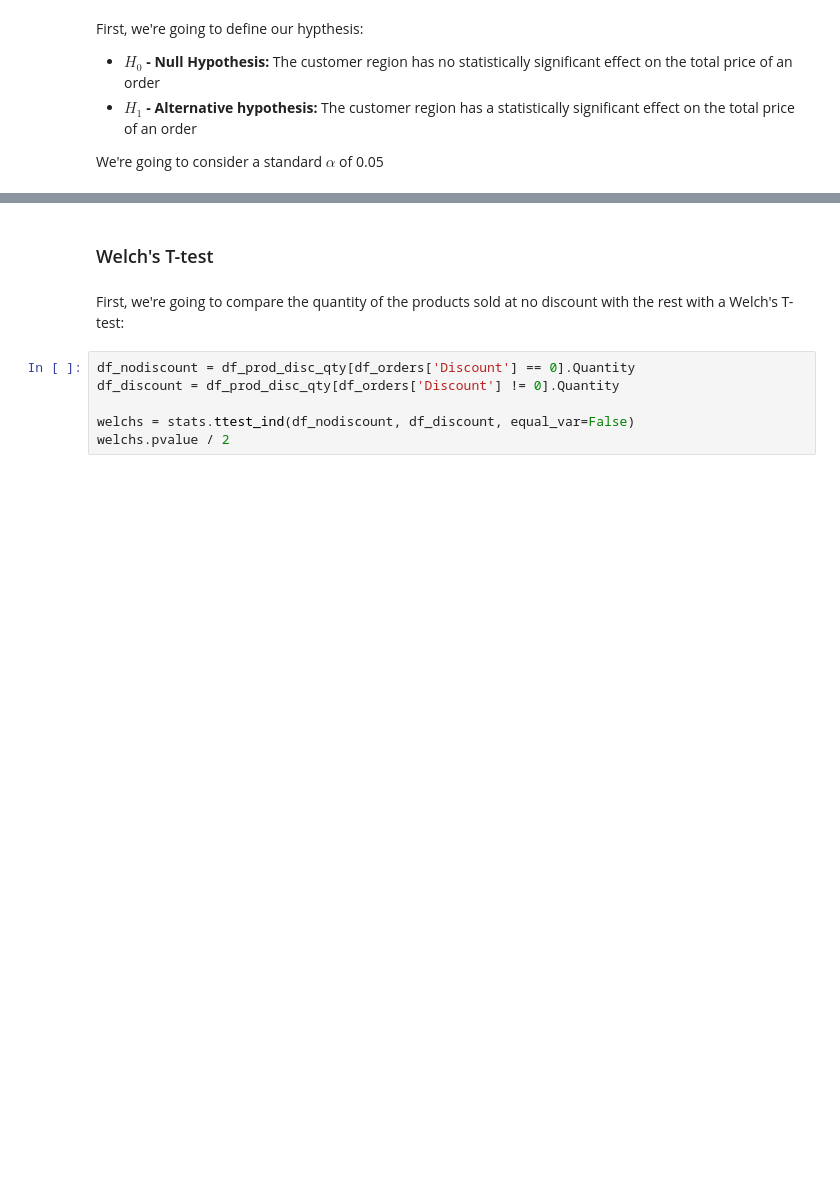
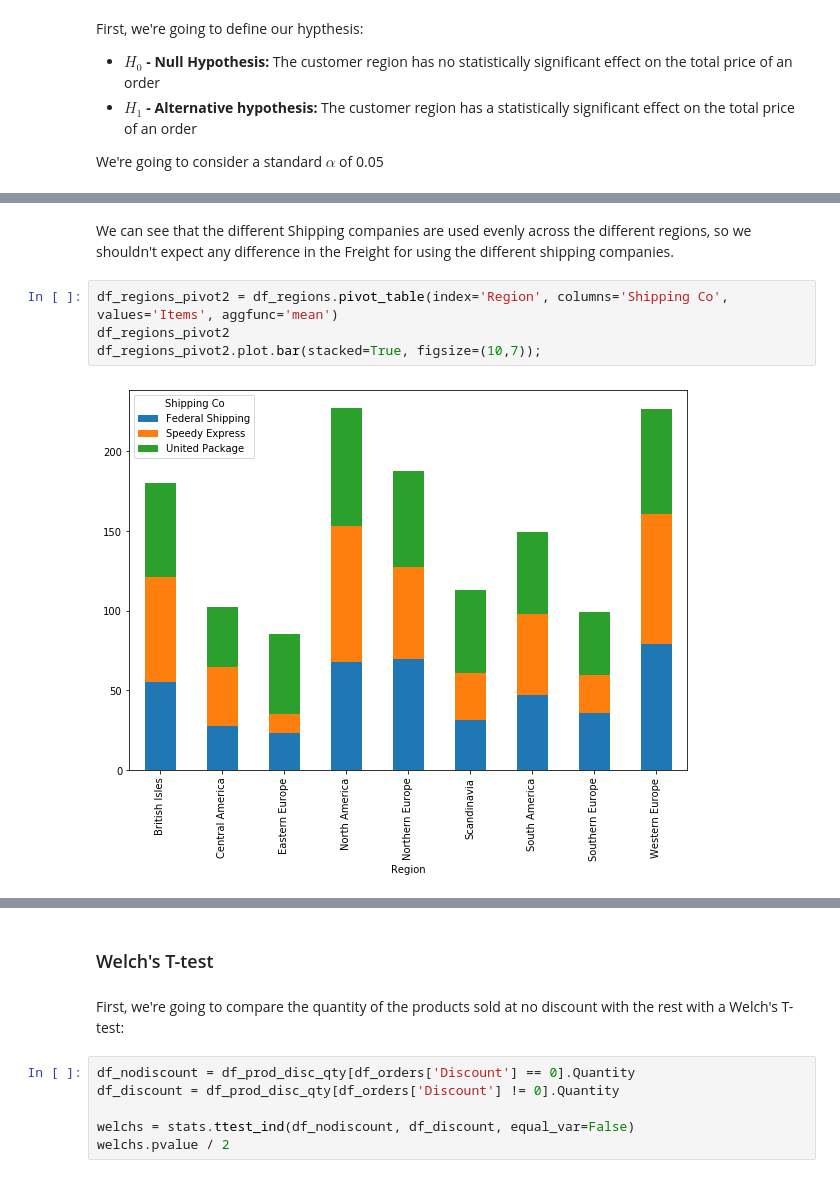
Before and after one commit to bartomolina/dsmod3project, a Jupyter notebook: student.ipynb, the cells around one changed output, grey strips where cells are left out. Cells and saved outputs as stored; diff of their text form; blank space fills up the shorter version.

```diff
--- a/student.ipynb
+++ b/student.ipynb
@@ -209,0 +276,8 @@ Let's load the information from the order details into a dataframe in order to f
+# %% [markdown]
+We can see that the different Shipping companies are used evenly across the different regions, so we shouldn't expect any difference in the Freight for using the different shipping companies.
+# %%
+df_regions_pivot2 = df_regions.pivot_table(index='Region', columns='Shipping Co', values='Items', aggfunc='mean')
+df_regions_pivot2
+df_regions_pivot2.plot.bar(stacked=True, figsize=(10,7));
+# %% [output]
+[figure, added]
```
Also changed, not shown: parts of 13 cells of this notebook.
